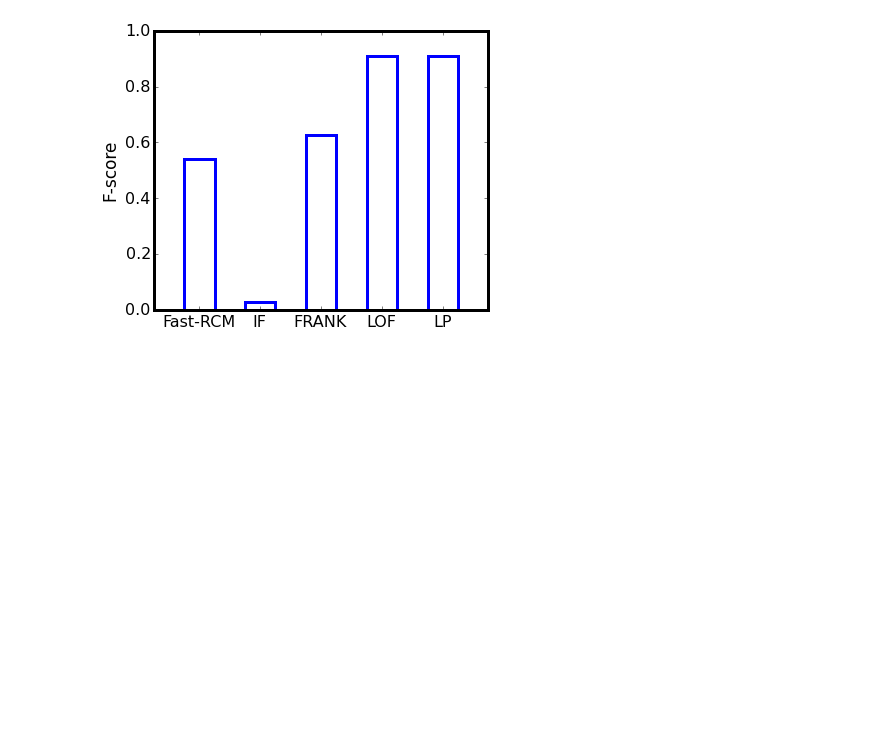
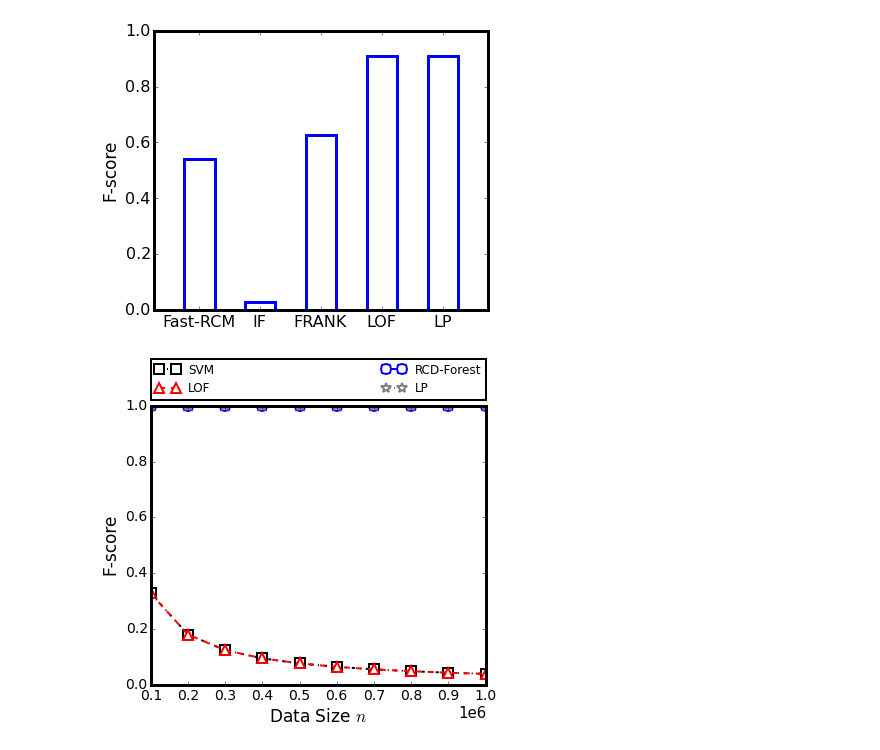
Before and after one commit to HaiQW/tools, a Jupyter notebook: figure/bar_eps.ipynb, the cells around one changed output. Drawn from its saved outputs; the diff is of its cells as text; code cells hidden in the pictures; blank space fills up the shorter version.

```diff
--- a/figure/bar_eps.ipynb
+++ b/figure/bar_eps.ipynb
@@ -184,3 +190,32 @@ draw_bar_without_error(algs, performance, fname)
 # %% [output]
 draw bar of using performance on dsaa data sets.
 [figure]
+# %%
+fname = "/home/haiqw/Documents/my_papers/rare_trees/pic/line_synthetic_dataset.eps"
+n_performance = {"RCD-Forest": {"markerstyle": "o",
+                         "linestyle": "-",
+                         "color": "blue",
+                         "fscore": [1, 1, 1, 1, 1, 1, 1, 1, 1, 1]},
+                 "LOF": {"markerstyle": "^",
+                        "linestyle": "--",
+                        "color": "red",
+                        "fscore": [0.32786885245901642, 0.1801801801801802, 0.12422360248447203,
+                                   0.094786729857819899, 0.07662835249042145, 0.064308681672025719,
+                                   0.055401662049861494, 0.048661800486618001, 0.043383947939262472,
+                                   0.039138943248532287]},
+                 "SVM": {"markerstyle": "s",
+                         "linestyle": "-.",
+                         "color": "black",
+                         "fscore": [0.32786885245901642, 0.1801801801801802, 0.12421974472842458,
+                                    0.094782237808634665, 0.076626884542441709, 0.064307647787013075,
+                                    0.055401662049861494, 0.048661800486618001, 0.043383006876206588,
+                                    0.039138177335081507]},
+                 "LP": {"markerstyle": "*",
+                        "linestyle": ":",
+                        "color": "grey",
+                        "fscore": [1, 1, 1, 1, 1, 1, 1, 1, 1, 1]},
+    }
+data_size = [100000, 200000, 300000, 400000, 500000, 600000, 700000, 800000, 900000, 1000000]
+draw_line(n_performance, data_size, "Data Size $n$", "F-score", fname)
+# %% [output]
+[figure, added]
```
Also changed, not shown: parts of 6 cells of this notebook, 1 other file.
